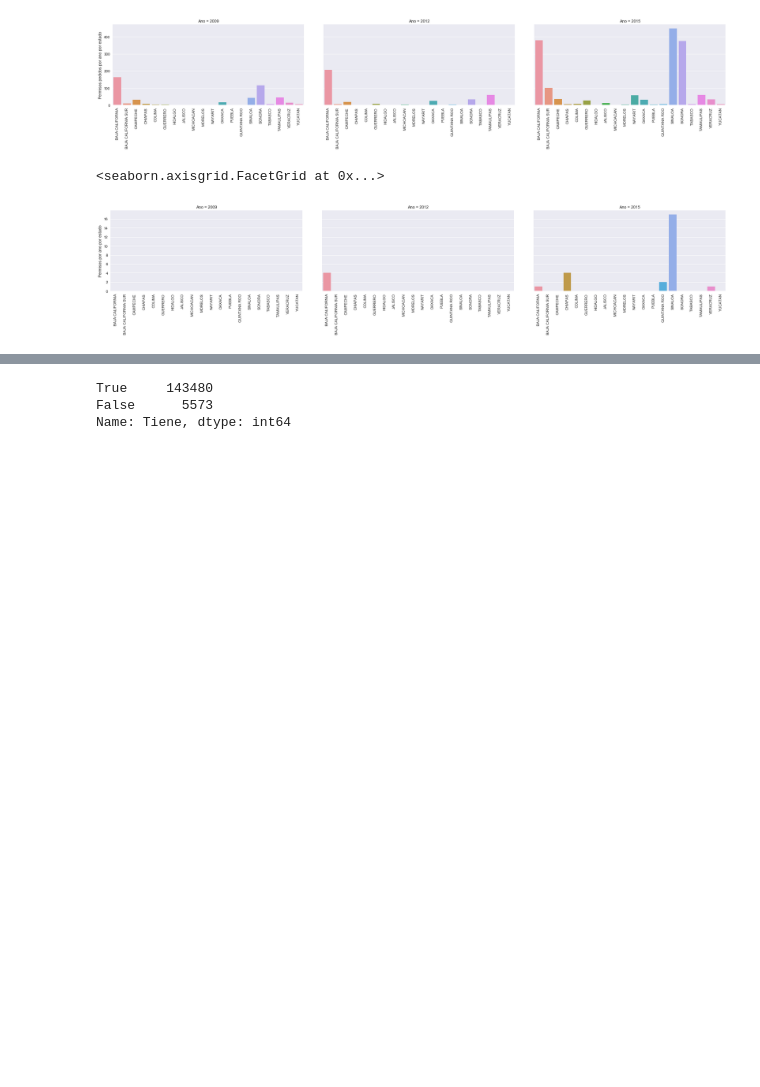
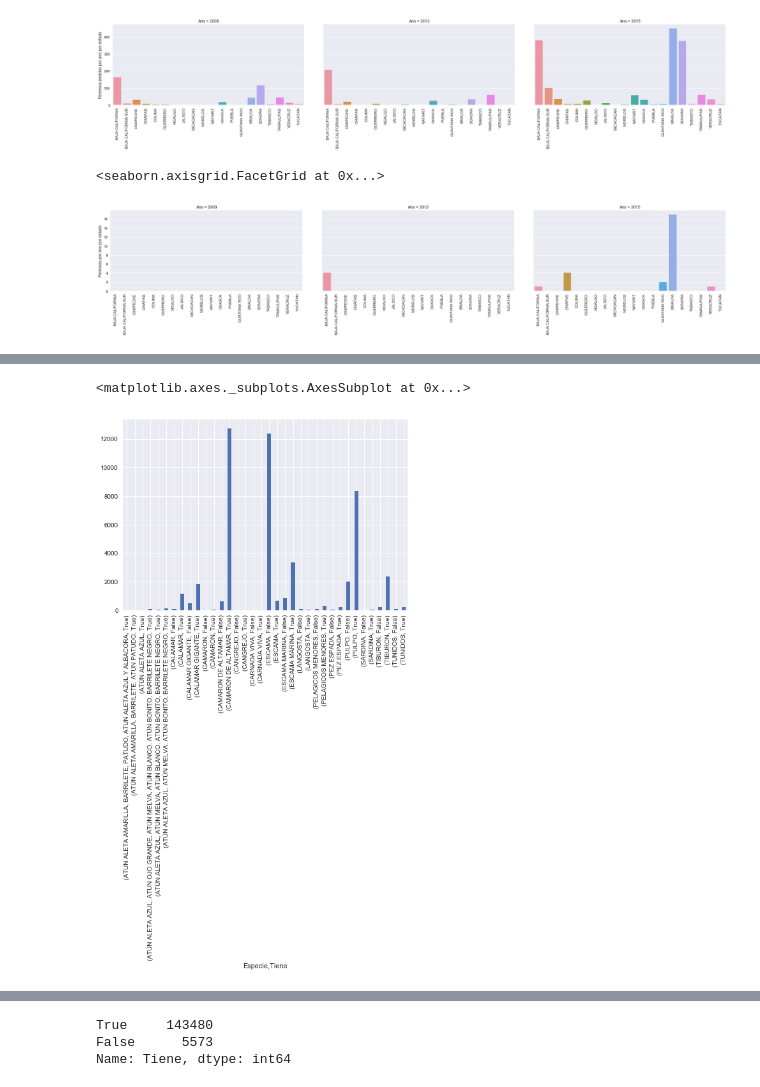
Before and after one commit to pescandodatos/analisis, a Jupyter notebook: Beneficio_Social.ipynb, the cells around one changed output, grey strips where cells are left out. Saved outputs shown, nothing was run; the diff lists cells and outputs as text; code cells hidden in the pictures; blank space fills up the shorter version.

```diff
--- a/Beneficio_Social.ipynb
+++ b/Beneficio_Social.ipynb
@@ -129,0 +180,10 @@ bp[['Ano', 'Estado_x', 'Tiene', 'RFC']].groupby(['Ano', 'Estado_x', 'Tiene']).co
+# %%
+# Cantidad de beneficiarios por Especie, dividido entre los que tienen permiso y los que no
+
+group_especie = bp.groupby(['Especie', 'Tiene'])
+group_especie.size().plot(kind='bar')
+
+# Diferente color por 'Tiene' y en la misma barra - TODO
+# %% [output]
+<matplotlib.axes._subplots.AxesSubplot at 0x...>
+[figure, added]
```
Also changed, not shown: parts of 21 cells of this notebook.
